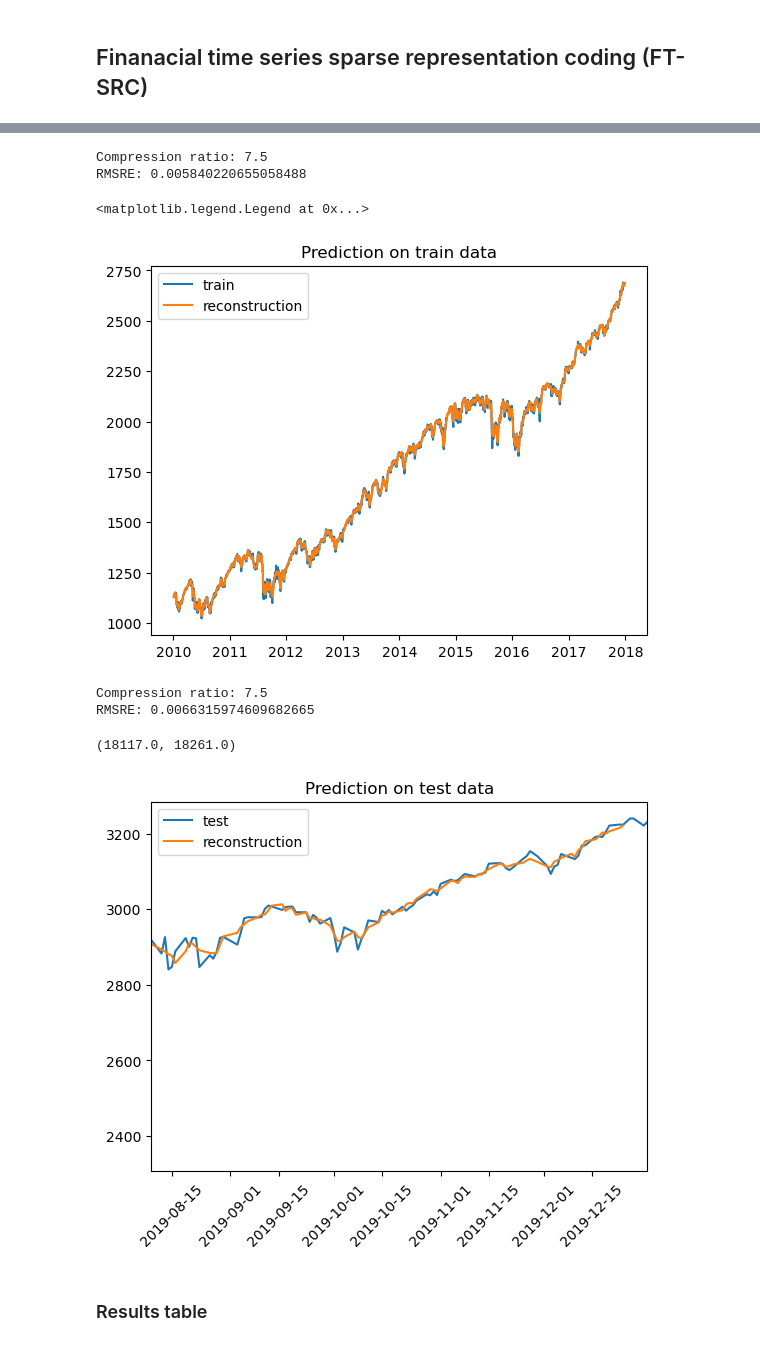
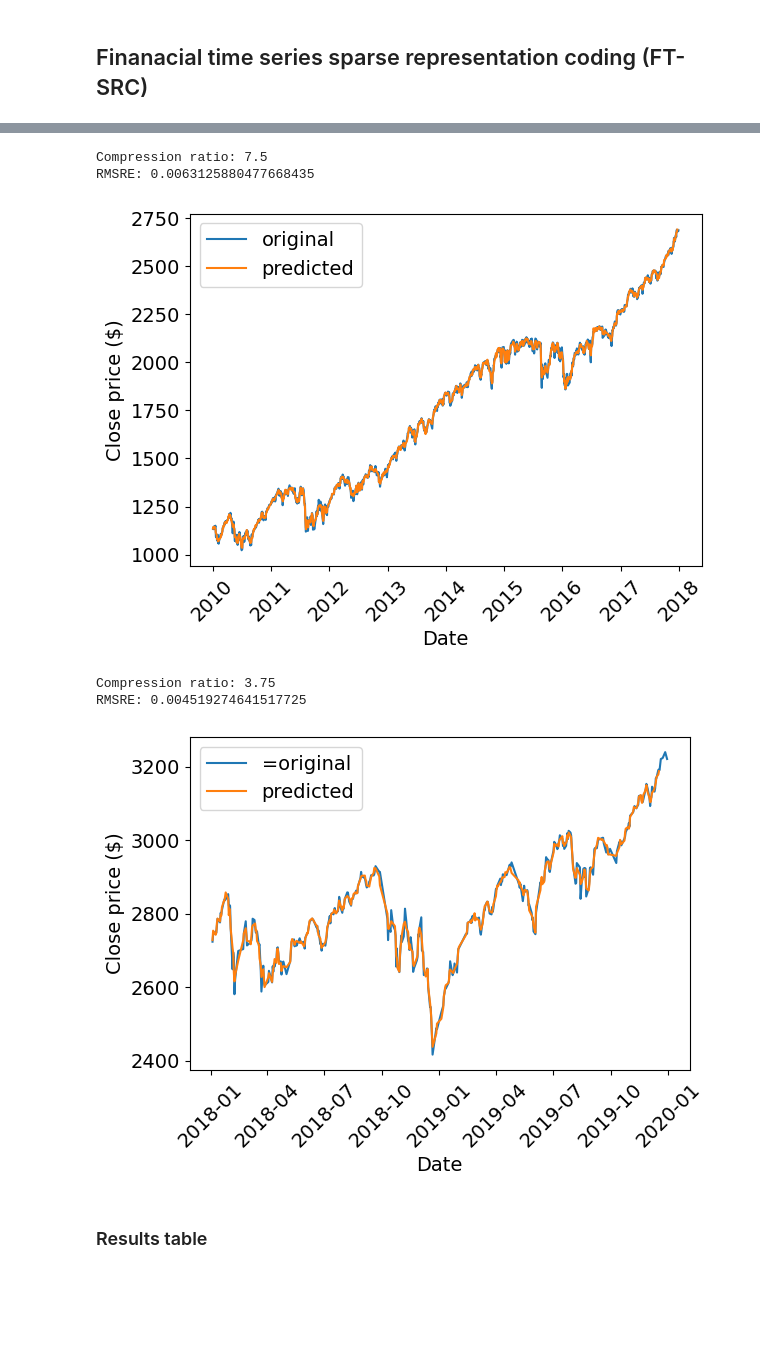
Before and after one commit to SullivanCastro/TimeSeriesProject, a Jupyter notebook: experiments.ipynb, the cells around one changed output, grey strips where cells are left out. Saved outputs shown, nothing was run; the diff lists cells and outputs as text; code cells hidden in the pictures; blank space fills up the shorter version.

Commit message:
final experiment update (tables of data)

```diff
--- a/experiments.ipynb
+++ b/experiments.ipynb
@@ -375,7 +419,7 @@ slope                 &            1.1111 &      0.0452 &            1.1111 &
 ## Finanacial time series sparse representation coding (FT-SRC)
 # %%
 dict_atoms_number = 20
-non_zero_coeff = 4
+non_zero_coeff = 8
 sliding_window_size = 30
 sliding_window_stride = 10
 max_iter = 100
@@ -388,6 +432,9 @@ model = FinancialTimeSeriesSparseModel(
     max_iter=max_iter
 )
 # %%
+train, test = train_price['S&P 500'], test_price['S&P 500']
+
+
 train_time_series = train.values.squeeze()
 model.fit(train_time_series)
 # %% [output]
@@ -403,33 +450,37 @@ prediction, compression_ratio = model.predict(train_time_series)
 print('Compression ratio:', compression_ratio)
 print('RMSRE:', rmsre(train_time_series, prediction))
 
-plt.plot(train.index, train_time_series, label='train')
-plt.plot(train.index, prediction, label='reconstruction')
-plt.title('Prediction on train data')
+plt.plot(train.index, train_time_series, label='original', color='C0')
+plt.plot(train.index, prediction, label='predicted', color='C1')
+plt.xticks(rotation=45)
+plt.xlabel('Date')
+plt.ylabel('Close price ($)')
 plt.legend()
+plt.tight_layout()
+plt.savefig('8_sparse_good_FTSRC_prediction_train.pdf')
 # %% [output]
 Compression ratio: 7.5
-RMSRE: 0.005840220655058488
+RMSRE: 0.0063125880477668435
-<matplotlib.legend.Legend at 0x...>
-[figure, old version]
+[figure, new version]
 # %%
-test_time_series = test.to_numpy()[:,0]
+test_time_series = test.to_numpy()
 prediction, compression_ratio = model.predict(test_time_series)
 
 print('Compression ratio:', compression_ratio)
 print('RMSRE:', rmsre(test_time_series, prediction))
 
-plt.plot(test.index, test_time_series, label='test')
-plt.plot(test.index, prediction, label='reconstruction')
-plt.title('Prediction on test data')
+plt.plot(test.index, test_time_series, label='=original', color='C0')
+plt.plot(test.index, prediction, label='predicted', color='C1')
 plt.xticks(rotation=45)
+plt.xlabel('Date')
+plt.ylabel('Close price ($)')
 plt.legend()
-plt.xlim(test.index[-100], test.index[-1])
+plt.tight_layout()
+plt.savefig('8_sparse_FTSRC_prediction_test.pdf')
 # %% [output]
-Compression ratio: 7.5
-RMSRE: 0.0066315974609682665
+Compression ratio: 3.75
+RMSRE: 0.004519274641517725
-(18117.0, 18261.0)
-[figure, old version]
+[figure, new version]
 # %% [markdown]
 ### Results table
 # %%
```
Also changed, not shown: parts of 11 cells of this notebook.
